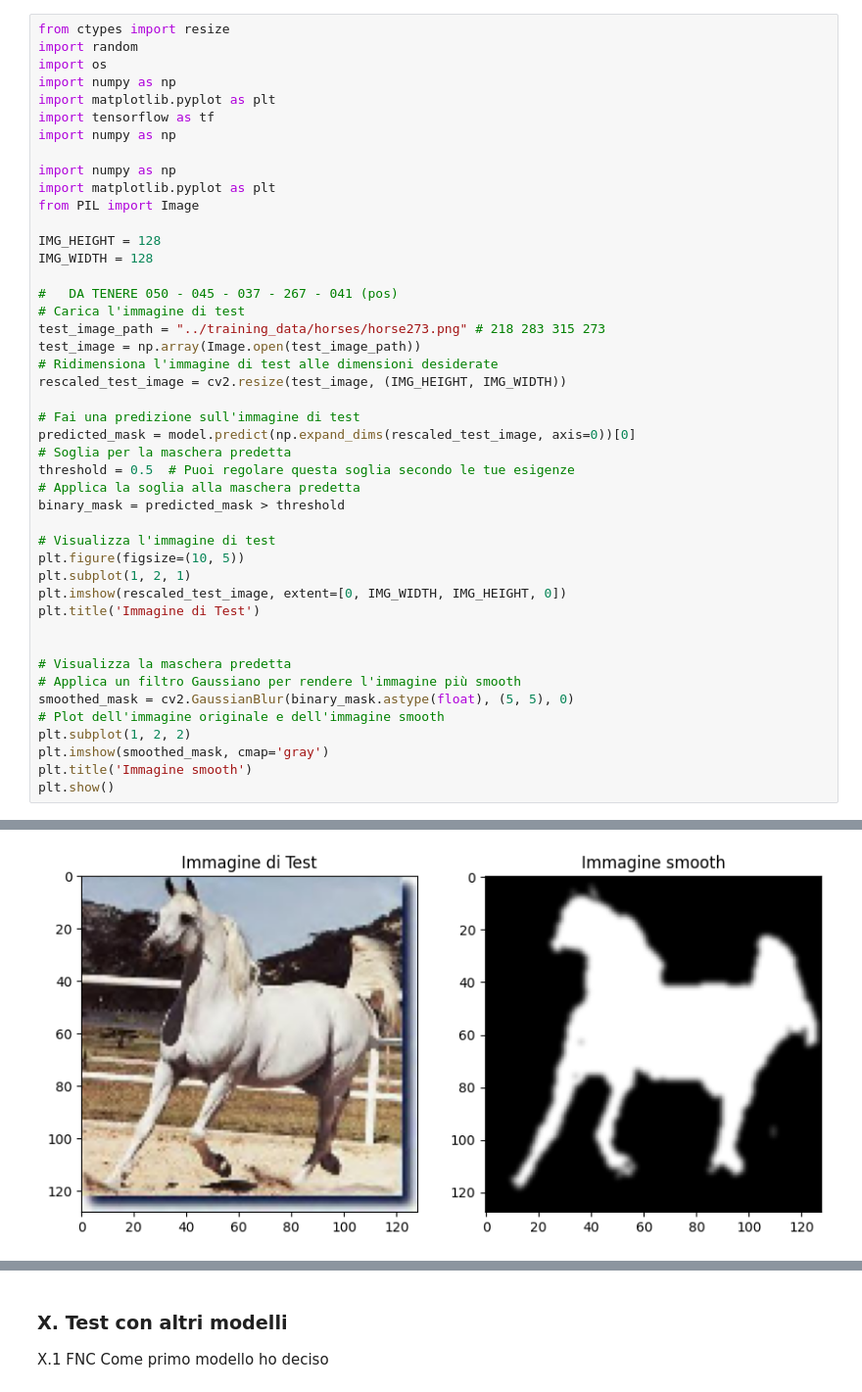
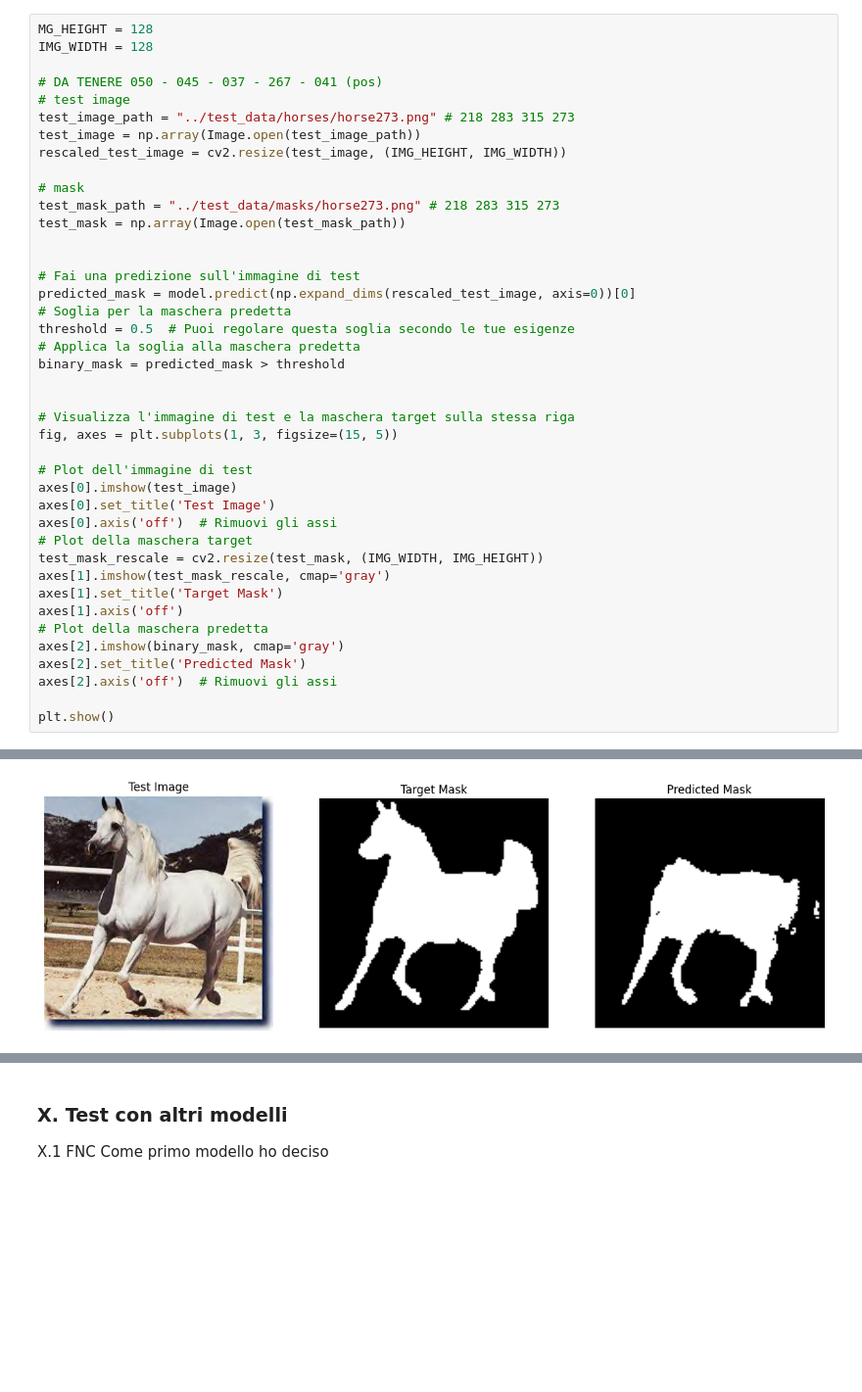
Before and after one commit to francescoS01/semantic_segmentation-CNN, a Jupyter notebook: src/U_Net.ipynb, the cells around one changed output, grey strips where cells are left out. Shown: that part at 98% size. Cells and saved outputs as stored; diff of their text form; blank space fills up the shorter version.

```diff
--- a/src/U_Net.ipynb
+++ b/src/U_Net.ipynb
@@ -180,25 +204,17 @@ plt.show()
 # %%
-from ctypes import resize
-import random
-import os
-import numpy as np
-import matplotlib.pyplot as plt
-import tensorflow as tf
-import numpy as np
-
-import numpy as np
-import matplotlib.pyplot as plt
-from PIL import Image
-
-IMG_HEIGHT = 128
+MG_HEIGHT = 128
 IMG_WIDTH = 128
 
-#   DA TENERE 050 - 045 - 037 - 267 - 041 (pos)
-# Carica l'immagine di test
-test_image_path = "../training_data/horses/horse273.png" # 218 283 315 273
+# DA TENERE 050 - 045 - 037 - 267 - 041 (pos)
+# test image
+test_image_path = "../test_data/horses/horse273.png" # 218 283 315 273
 test_image = np.array(Image.open(test_image_path))
-# Ridimensiona l'immagine di test alle dimensioni desiderate
 rescaled_test_image = cv2.resize(test_image, (IMG_HEIGHT, IMG_WIDTH))
+
+# mask
+test_mask_path = "../test_data/masks/horse273.png" # 218 283 315 273
+test_mask = np.array(Image.open(test_mask_path))
+
 
 # Fai una predizione sull'immagine di test
 predicted_mask = model.predict(np.expand_dims(rescaled_test_image, axis=0))[0]
@@ -207,19 +223,23 @@ threshold = 0.5  # Puoi regolare questa soglia secondo le tue esigenze
 # Applica la soglia alla maschera predetta
 binary_mask = predicted_mask > threshold
 
-# Visualizza l'immagine di test
-plt.figure(figsize=(10, 5))
-plt.subplot(1, 2, 1)
-plt.imshow(rescaled_test_image, extent=[0, IMG_WIDTH, IMG_HEIGHT, 0])
-plt.title('Immagine di Test')
 
+# Visualizza l'immagine di test e la maschera target sulla stessa riga
+fig, axes = plt.subplots(1, 3, figsize=(15, 5))
 
-# Visualizza la maschera predetta
-# Applica un filtro Gaussiano per rendere l'immagine più smooth
-smoothed_mask = cv2.GaussianBlur(binary_mask.astype(float), (5, 5), 0)
-# Plot dell'immagine originale e dell'immagine smooth
-plt.subplot(1, 2, 2)
-plt.imshow(smoothed_mask, cmap='gray')
-plt.title('Immagine smooth')
+# Plot dell'immagine di test
+axes[0].imshow(test_image)
+axes[0].set_title('Test Image')
+axes[0].axis('off')  # Rimuovi gli assi
+# Plot della maschera target
+test_mask_rescale = cv2.resize(test_mask, (IMG_WIDTH, IMG_HEIGHT))
+axes[1].imshow(test_mask_rescale, cmap='gray')
+axes[1].set_title('Target Mask')
+axes[1].axis('off')
+# Plot della maschera predetta
+axes[2].imshow(binary_mask, cmap='gray')
+axes[2].set_title('Predicted Mask')
+axes[2].axis('off')  # Rimuovi gli assi
+
 plt.show()
 # %% [output]
@@ -227 +247 @@ plt.show()
-[figure, old version]
+[figure, new version]
```
Also changed, not shown: parts of 15 cells of this notebook, 16 other files.
